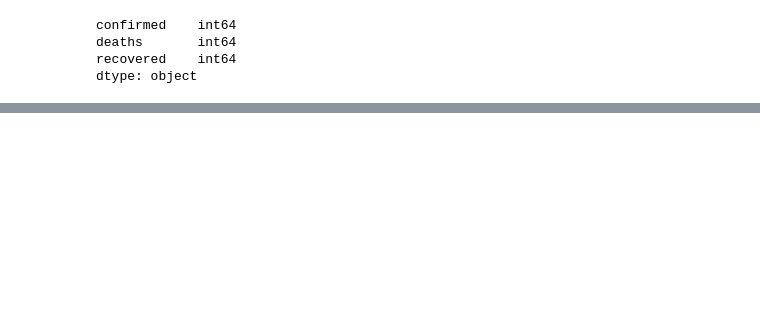
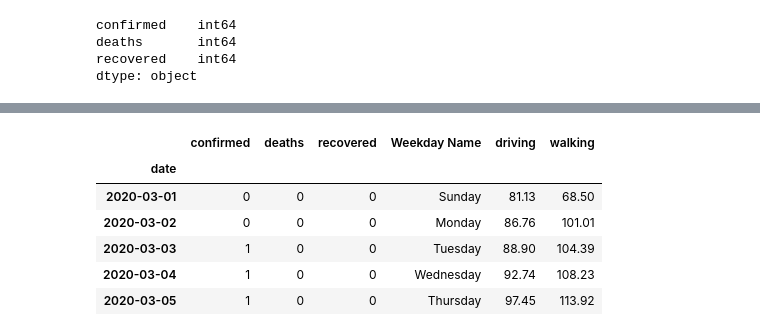
Before and after one commit to vackup/CovidArgentina, a Jupyter notebook: Covid.ipynb, the cells around one changed output, grey strips where cells are left out. Cells and saved outputs as stored; diff of their text form; code cells hidden in the pictures; blank space fills up the shorter version.

```diff
--- a/Covid.ipynb
+++ b/Covid.ipynb
@@ -136,0 +184,2 @@ for X, Y in zip(df2.index, df2['recovered']):
+# %%
+df_apple_argentina_t = df_apple_argentina.transpose()
@@ -136,0 +236,10 @@ for X, Y in zip(df2.index, df2['recovered']):
+# %%
+df_covid_apple.head(5)
+# %% [output]
+|  | confirmed | deaths | recovered | Weekday Name | driving | walking |
+| date |  |  |  |  |  |  |
+| 2020-03-01 | 0 | 0 | 0 | Sunday | 81.13 | 68.50 |
+| 2020-03-02 | 0 | 0 | 0 | Monday | 86.76 | 101.01 |
+| 2020-03-03 | 1 | 0 | 0 | Tuesday | 88.90 | 104.39 |
+| 2020-03-04 | 1 | 0 | 0 | Wednesday | 92.74 | 108.23 |
+| 2020-03-05 | 1 | 0 | 0 | Thursday | 97.45 | 113.92 |
```
Also changed, not shown: parts of 26 cells of this notebook.
